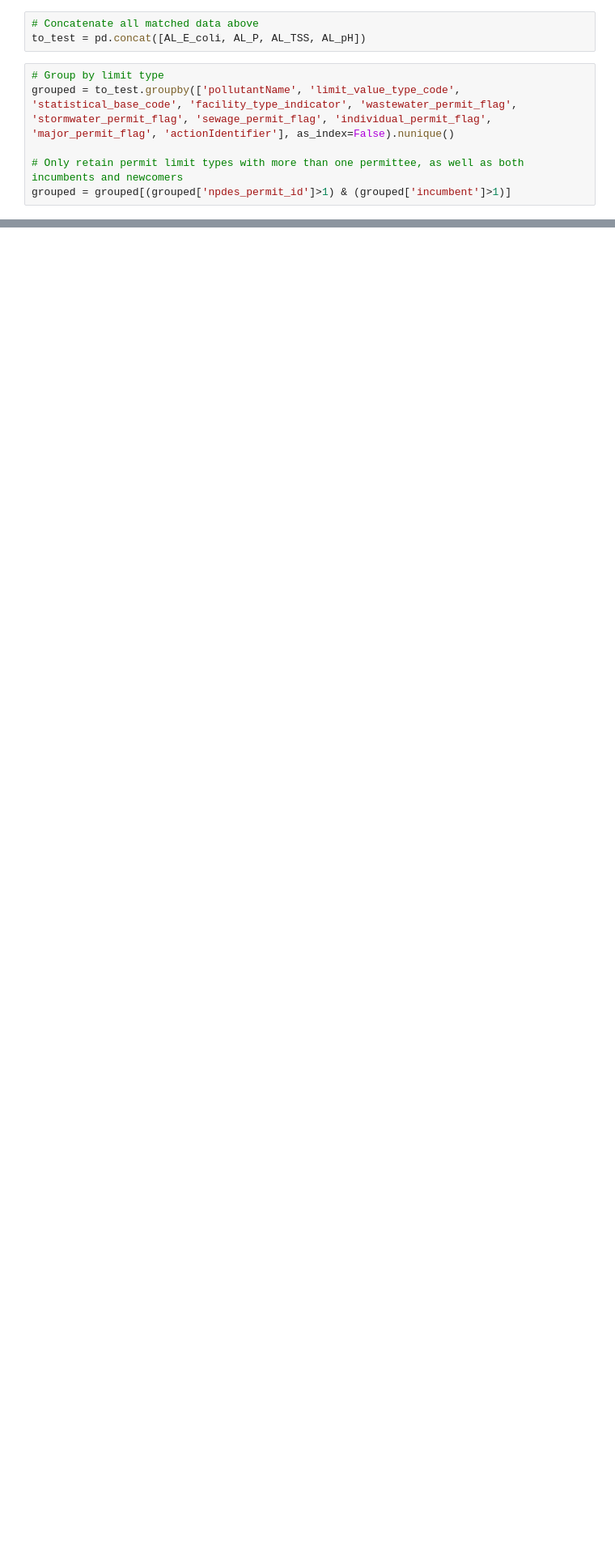
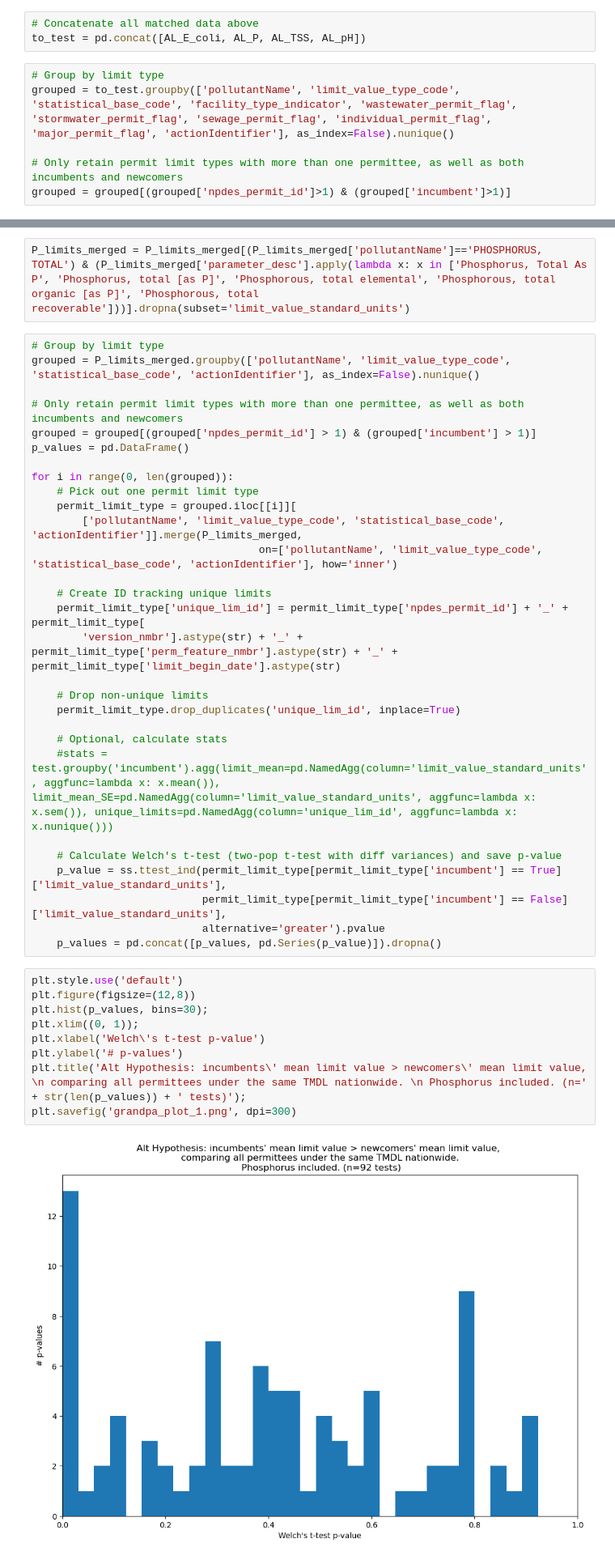
Before and after one commit to reglab/TMDLs_archived, a Jupyter notebook: exploring_grandfathering.ipynb, the cells around one changed output, grey strips where cells are left out. Shown at 81% size. Drawn from its saved outputs; the diff is of its cells as text; blank space fills up the shorter version.

Commit message:
Began exploration of grandfathering of NPDES permittees after TMDLs

```diff
--- a/exploring_grandfathering.ipynb
+++ b/exploring_grandfathering.ipynb
@@ -176,0 +201,42 @@ plt.savefig('grandpa_plot_2.png', dpi=300)
+# %%
+P_limits_merged = P_limits_merged[(P_limits_merged['pollutantName']=='PHOSPHORUS, TOTAL') & (P_limits_merged['parameter_desc'].apply(lambda x: x in ['Phosphorus, Total As P', 'Phosphorus, total [as P]', 'Phosphorous, total elemental', 'Phosphorous, total organic [as P]', 'Phosphorous, total recoverable']))].dropna(subset='limit_value_standard_units')
+# %%
+# Group by limit type
+grouped = P_limits_merged.groupby(['pollutantName', 'limit_value_type_code', 'statistical_base_code', 'actionIdentifier'], as_index=False).nunique()
+
+# Only retain permit limit types with more than one permittee, as well as both incumbents and newcomers
+grouped = grouped[(grouped['npdes_permit_id'] > 1) & (grouped['incumbent'] > 1)]
+p_values = pd.DataFrame()
+
+for i in range(0, len(grouped)):
+    # Pick out one permit limit type
+    permit_limit_type = grouped.iloc[[i]][
+        ['pollutantName', 'limit_value_type_code', 'statistical_base_code', 'actionIdentifier']].merge(P_limits_merged,
+                                    on=['pollutantName', 'limit_value_type_code', 'statistical_base_code', 'actionIdentifier'], how='inner')
+
+    # Create ID tracking unique limits
+    permit_limit_type['unique_lim_id'] = permit_limit_type['npdes_permit_id'] + '_' + permit_limit_type[
+        'version_nmbr'].astype(str) + '_' + permit_limit_type['perm_feature_nmbr'].astype(str) + '_' + permit_limit_type['limit_begin_date'].astype(str)
+
+    # Drop non-unique limits
+    permit_limit_type.drop_duplicates('unique_lim_id', inplace=True)
+
+    # Optional, calculate stats
+    #stats = test.groupby('incumbent').agg(limit_mean=pd.NamedAgg(column='limit_value_standard_units', aggfunc=lambda x: x.mean()), limit_mean_SE=pd.NamedAgg(column='limit_value_standard_units', aggfunc=lambda x: x.sem()), unique_limits=pd.NamedAgg(column='unique_lim_id', aggfunc=lambda x: x.nunique()))
+
+    # Calculate Welch's t-test (two-pop t-test with diff variances) and save p-value
+    p_value = ss.ttest_ind(permit_limit_type[permit_limit_type['incumbent'] == True]['limit_value_standard_units'],
+                           permit_limit_type[permit_limit_type['incumbent'] == False]['limit_value_standard_units'],
+                           alternative='greater').pvalue
+    p_values = pd.concat([p_values, pd.Series(p_value)]).dropna()
+# %%
+plt.style.use('default')
+plt.figure(figsize=(12,8))
+plt.hist(p_values, bins=30);
+plt.xlim((0, 1));
+plt.xlabel('Welch\'s t-test p-value')
+plt.ylabel('# p-values')
+plt.title('Alt Hypothesis: incumbents\' mean limit value > newcomers\' mean limit value, \n comparing all permittees under the same TMDL nationwide. \n Phosphorus included. (n=' + str(len(p_values)) + ' tests)');
+plt.savefig('grandpa_plot_1.png', dpi=300)
+# %% [output]
+[figure, added]
```
Also changed, not shown: parts of 11 cells of this notebook.
